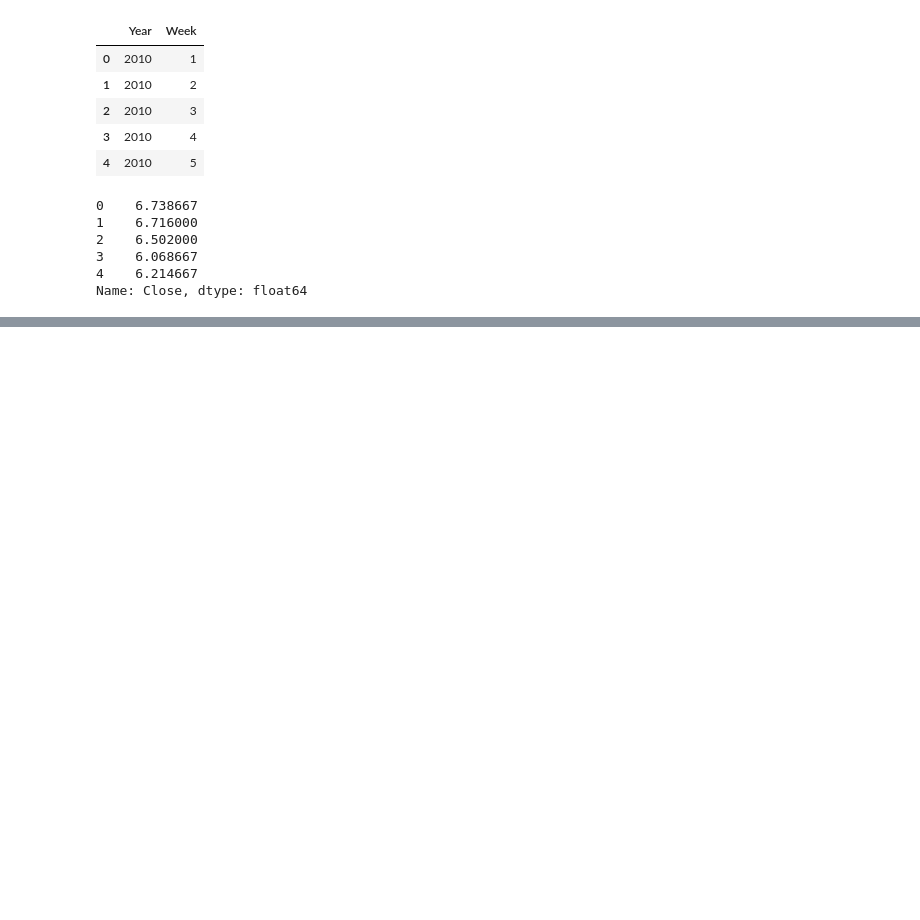
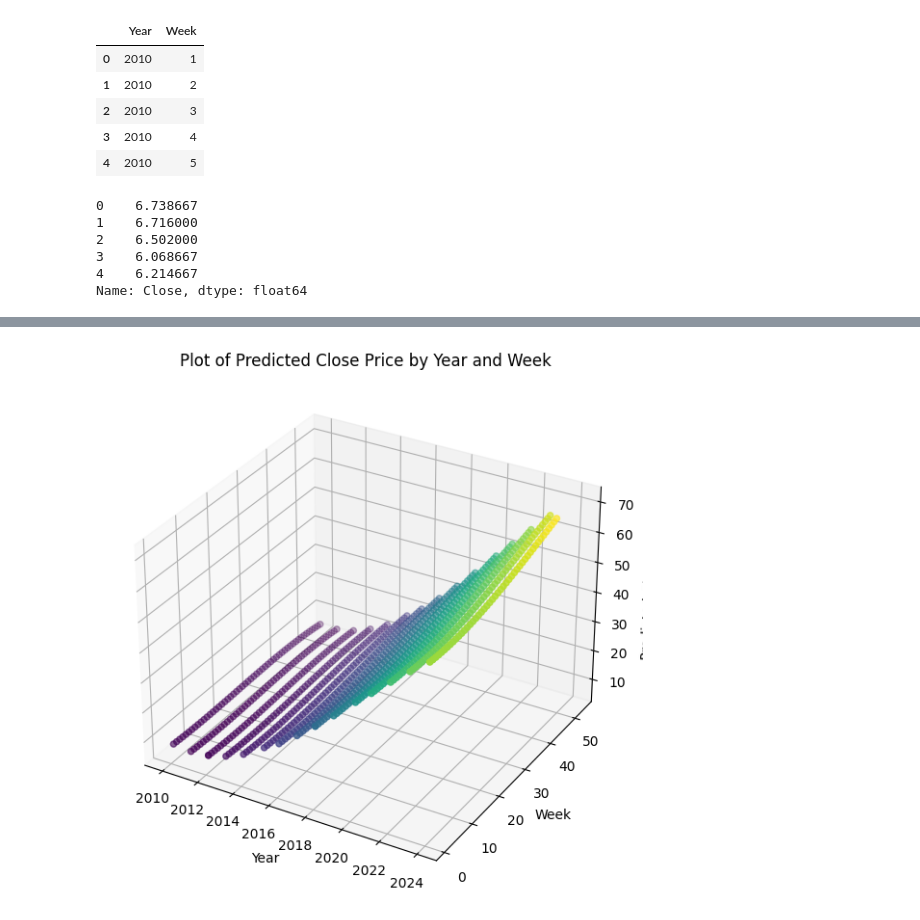
Before and after one commit to sai14karthik/xAI, a Jupyter notebook: averages.ipynb, the cells around one changed output, grey strips where cells are left out. Cells and saved outputs as stored; diff of their text form; code cells hidden in the pictures; blank space fills up the shorter version.

```diff
--- a/averages.ipynb
+++ b/averages.ipynb
@@ -254,0 +235,27 @@ future_weeks_df['Predicted Close'].values.mean()
+# %%
+df['Predicted_Close'] = model.predict(X_poly)
+
+# Create the 3D plot
+fig = plt.figure(figsize=(10, 7))
+ax = fig.add_subplot(111, projection='3d')
+
+# Extract Year, Week, and Predicted_Close for the plot
+x = df['Year']
+y = df['Week']
+z = df['Predicted_Close']
+
+# Create a 3D scatter plot
+ax.scatter(x, y, z, c=z, cmap='viridis', marker='o')
+
+# Label the axes
+ax.set_xlabel('Year')
+ax.set_ylabel('Week')
+ax.set_zlabel('Predicted Close Price')
+
+# Set the title
+ax.set_title('Plot of Predicted Close Price by Year and Week')
+
+# Show the plot
+plt.show()
+# %% [output]
+[figure, added]
```
Also changed, not shown: parts of 15 cells of this notebook, 1 other file.
